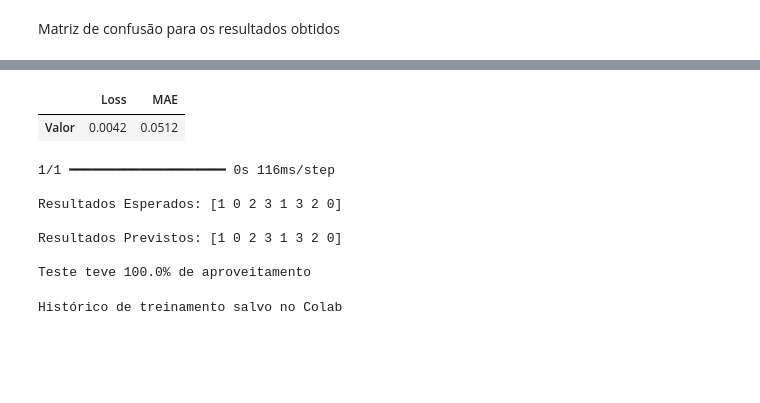
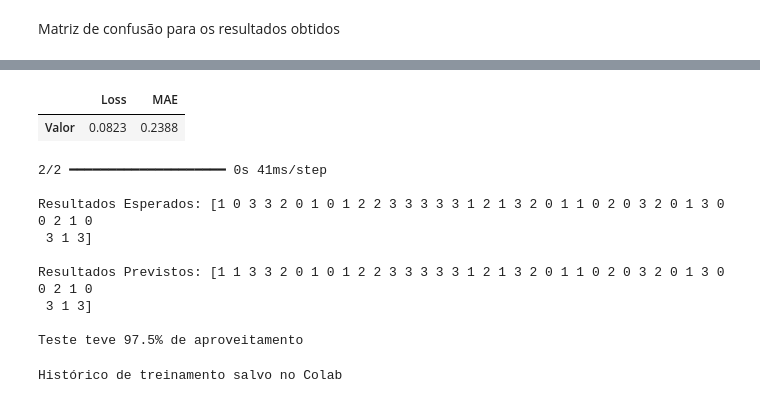
Before and after one commit to pelegrinoo/TinyML_ArdNanBLE33, a Jupyter notebook: Arduino_TinyML.ipynb, the cells around one changed output, grey strips where cells are left out. Saved outputs shown, nothing was run; the diff lists cells and outputs as text; code cells hidden in the pictures; blank space fills up the shorter version.

```diff
--- a/Arduino_TinyML.ipynb
+++ b/Arduino_TinyML.ipynb
@@ -214,7 +238,7 @@ Percorre os dfs e a matriz OHE e gera os dados de entrada `X` e de saída `Y`
 entradas = []
 saidas   = []
 
-amostras_gestos = 119
+amostras_gestos = 200
 
 for i, df in enumerate(dataframes):
 
@@ -438,21 +512,27 @@ matriz_confusao(y_true, y_pred, gestos)
+# %%
+dataset_train_SGD    = create_dataset(X_train,    y_train,    batch_size_SGD)
+dataset_test_SGD     = create_dataset(X_test,     y_test,     batch_size_SGD)
+dataset_validate_SGD = create_dataset(X_validate, y_validate, batch_size_SGD)
 # %%
 warnings.filterwarnings("ignore", category=UserWarning)
 
-DNN_model_MSE = tf.keras.models.Sequential([
+DNN_model_SGD = tf.keras.models.Sequential([
+
+    tf.keras.layers.Input(shape = (X_train.shape[1],)),
 
     # Construção dos neurônios
-    tf.keras.layers.Dense(128, activation = 'relu', input_shape = (X_train.shape[1],)),
-    tf.keras.layers.Dense(len(gestos), activation = 'softmax')
+    tf.keras.layers.Dense(128, activation = 'relu',),
+    tf.keras.layers.Dense(y_train.shape[1], activation = 'softmax')
 
 ])
 
-DNN_model_MSE.compile(
+DNN_model_SGD.compile(
 
-    optimizer = tf.keras.optimizers.RMSprop(learning_rate = taxa_aprendizado),
+    optimizer = tf.keras.optimizers.SGD(learning_rate = taxa_aprendizado_SGD),
     loss = tf.keras.losses.MeanSquaredError(),
     metrics = ['mae']
 
 )
 
-DNN_model_MSE.summary()
+DNN_model_SGD.summary()
 # %% [output]
@@ -495,0 +550,8 @@ Epoch 100/100
+# %%
+history_DNN_SGD = DNN_model_SGD.fit(
+
+    dataset_train_SGD,
+    validation_data = dataset_validate_SGD,
+    epochs = epocas_SGD
+
+)
@@ -496,42 +576,44 @@ Epoch 100/100
 # %%
-results = DNN_model_MSE.evaluate(dataset_test, verbose=0)
+results_SGD = DNN_model_SGD.evaluate(dataset_test_SGD, verbose=0)
 
-dataset_test_loss = results[0]
-dataset_test_mae = results[1]
+dataset_test_loss_SGD = results_SGD[0]
+dataset_test_mae_SGD  = results_SGD[1]
 
-dados_tab = [[np.around(dataset_test_loss, 4), np.around(dataset_test_mae, 4)]]
+dados_tab_SGD = [[np.around(dataset_test_loss_SGD, 4), np.around(dataset_test_mae_SGD, 4)]]
 
-classes = ['Loss', 'MAE']
-indices = ['Valor']
+classes_SGD = ['Loss', 'MAE']
+indices_SGD = ['Valor']
 
-tabela = pd.DataFrame(dados_tab, index=indices, columns=classes)
+tabela_SGD = pd.DataFrame(dados_tab_SGD, index=indices_SGD, columns=classes_SGD)
 
-display(tabela)
+display(tabela_SGD)
 # %% [output]
 |  | Loss | MAE |
-| Valor | 0.0042 | 0.0512 |
+| Valor | 0.0823 | 0.2388 |
 # %%
-predictions = DNN_model_MSE.predict(X_test)
-predictions = np.argmax(predictions, axis=1)
+predictions_SGD = DNN_model_SGD.predict(X_test)
+predictions_SGD = np.argmax(predictions_SGD, axis=1)
 
-esperado = np.argmax(y_test, axis=1)
+esperado_SGD = np.argmax(y_test, axis=1)
 
 incremento = 0
-previsao   = predictions
+previsao_SGD = predictions_SGD
 
-for i in range(len(previsao)):
-  if previsao[i] == esperado[i]:
+for i in range(len(previsao_SGD)):
+  if previsao_SGD[i] == esperado_SGD[i]:
     incremento = incremento + 1
 
-print('\nResultados Esperados: %s' % esperado)
-print('\nResultados Previstos: %s' % predictions)
-print('\nTeste teve {}% de aproveitamento\n'.format(round((incremento/len(previsao))*100,2)))
+print('\nResultados Esperados: %s' % esperado_SGD)
+print('\nResultados Previstos: %s' % predictions_SGD)
+print('\nTeste teve {}% de aproveitamento\n'.format(round((incremento/len(previsao_SGD))*100,2)))
 # %% [output]
-1/1 ━━━━━━━━━━━━━━━━━━━━ 0s 116ms/step
+2/2 ━━━━━━━━━━━━━━━━━━━━ 0s 41ms/step
 
-Resultados Esperados: [1 0 2 3 1 3 2 0]
+Resultados Esperados: [1 0 3 3 2 0 1 0 1 2 2 3 3 3 3 3 1 2 1 3 2 0 1 1 0 2 0 3 2 0 1 3 0 0 2 1 0
+ 3 1 3]
 
-Resultados Previstos: [1 0 2 3 1 3 2 0]
+Resultados Previstos: [1 1 3 3 2 0 1 0 1 2 2 3 3 3 3 3 1 2 1 3 2 0 1 1 0 2 0 3 2 0 1 3 0 0 2 1 0
+ 3 1 3]
 
-Teste teve 100.0% de aproveitamento
+Teste teve 97.5% de aproveitamento
 # %%
```
Also changed, not shown: parts of 55 cells of this notebook.
